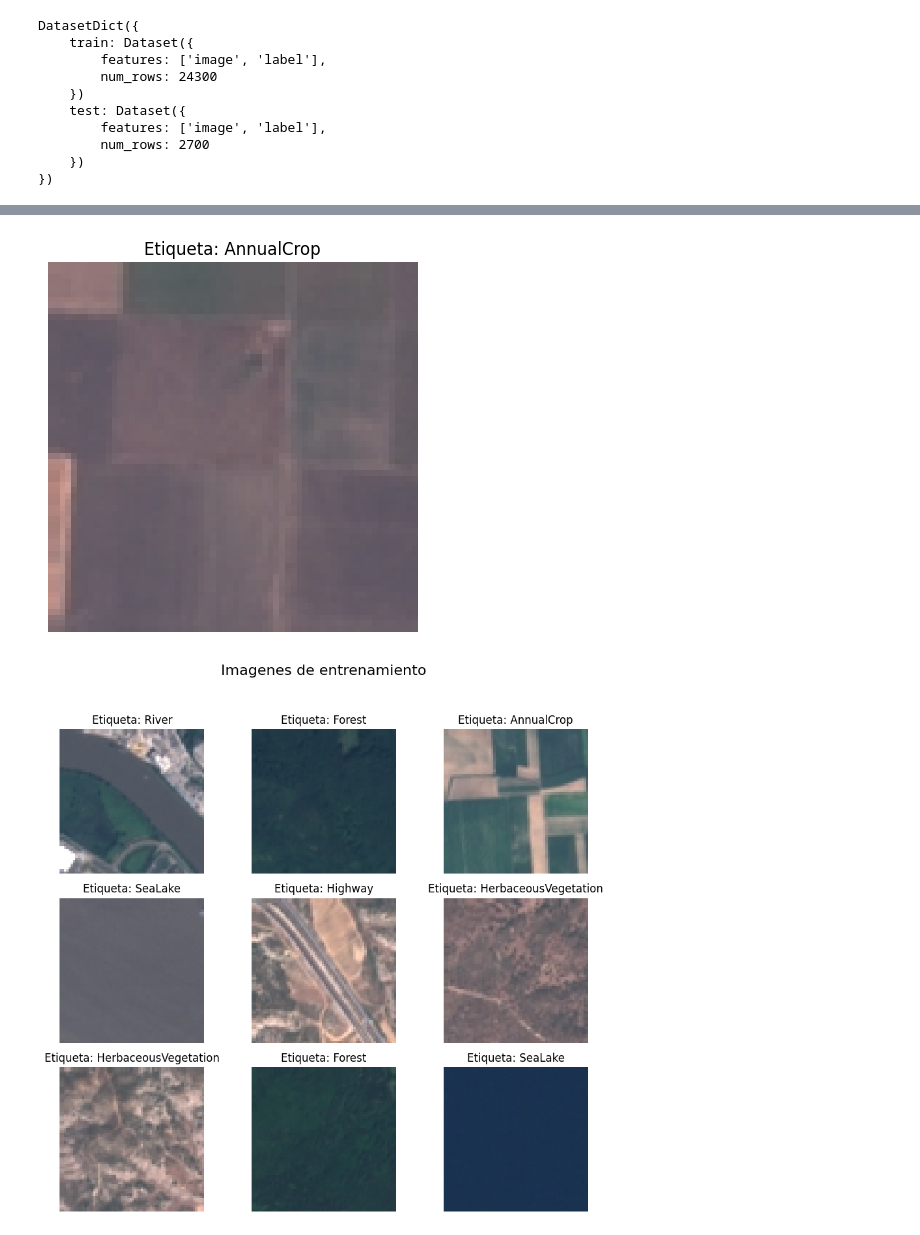
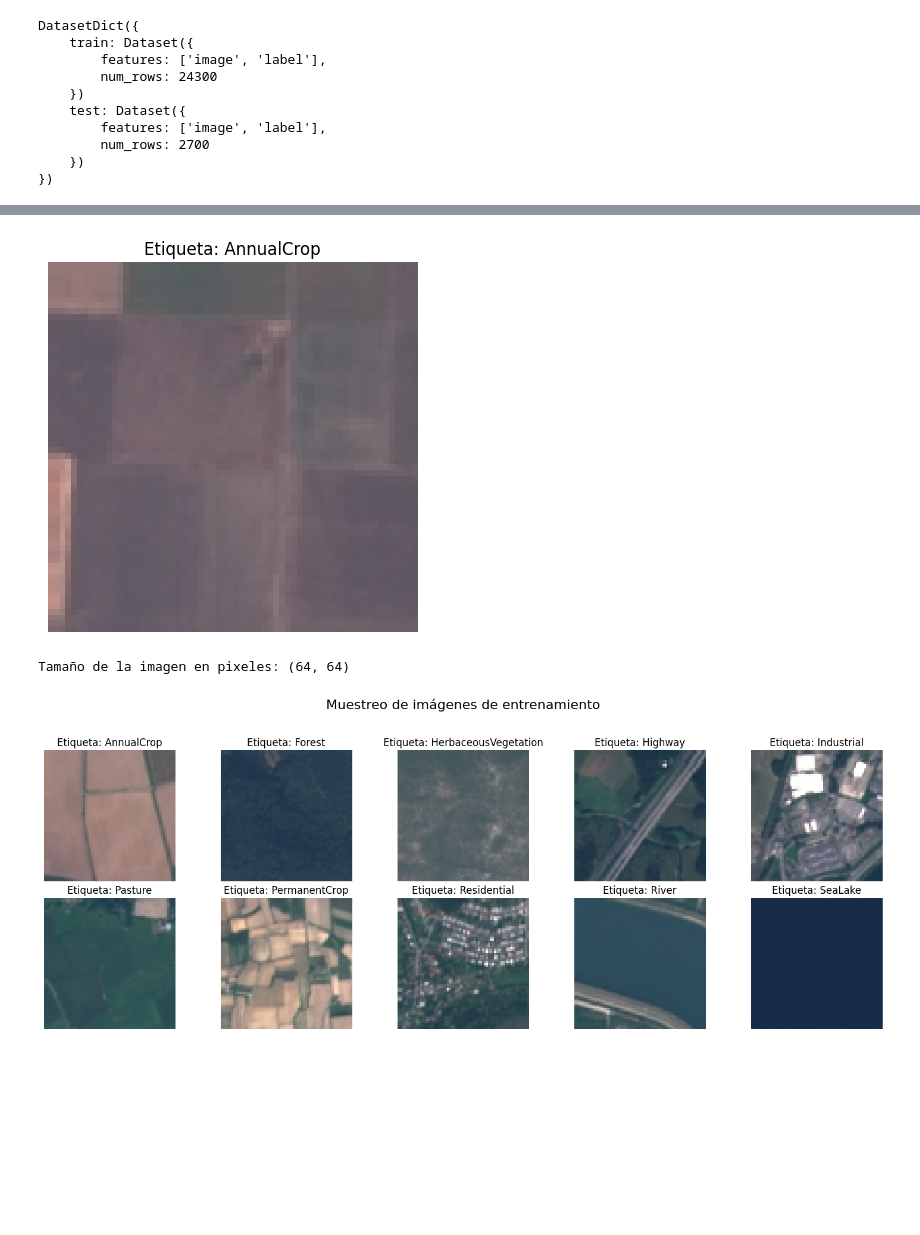
Before and after one commit to brunomaso1/vision-transformer, a Jupyter notebook: notebooks/data_exploration.ipynb, the cells around one changed output, grey strips where cells are left out. Drawn from its saved outputs; the diff is of its cells as text; code cells hidden in the pictures; blank space fills up the shorter version.

```diff
--- a/notebooks/data_exploration.ipynb
+++ b/notebooks/data_exploration.ipynb
@@ -131,17 +163,33 @@ image = dataset["train"][0]["image"]
 label = id2label[dataset["train"][0]["label"]]
 
 show_image(image, label)
+
+print("Tamaño de la imagen en pixeles:", image.size)
 # %% [output]
 [figure]
+Tamaño de la imagen en pixeles: (64, 64)
+# %%
+def sample_one_index_per_class(labels, seed=None):
+    if seed is not None:
+        np.random.seed(seed)
+
+    unique_classes = np.unique(labels)
+    sampled_indices = []
+
+    for cls in unique_classes:
+        cls_indices = np.where(labels == cls)[0]
+        sampled_idx = np.random.choice(cls_indices)
+        sampled_indices.append(int(sampled_idx))
+
+    return sampled_indices
 # %%
-max_images = len(dataset["train"])
-random_indices = random.sample(range(max_images), 9)
+random_indices = sample_one_index_per_class(dataset["train"]["label"])
 
 grid_data = {
     "images": [dataset["train"][i]["image"] for i in random_indices],
     "labels": [id2label[dataset["train"][i]["label"]] for i in random_indices]
 }
 
-show_image_grid(grid_data, title="Imagenes de entrenamiento", num_cols=3)
+show_image_grid(grid_data, title="Muestreo de imágenes de entrenamiento", num_cols=5)
 # %% [output]
-[figure, old version]
+[figure, new version]
```
Also changed, not shown: parts of 15 cells of this notebook, 5 other files.
